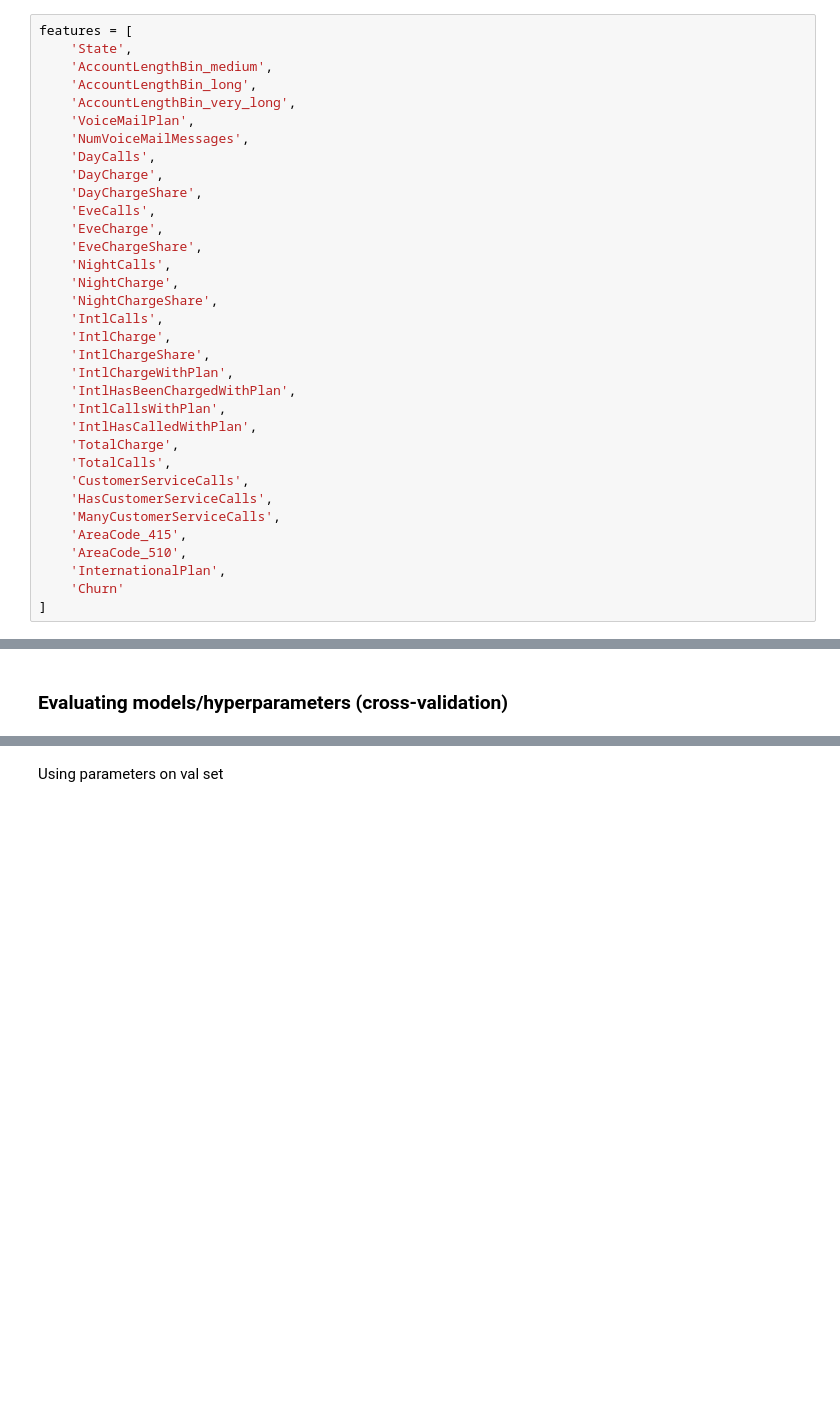
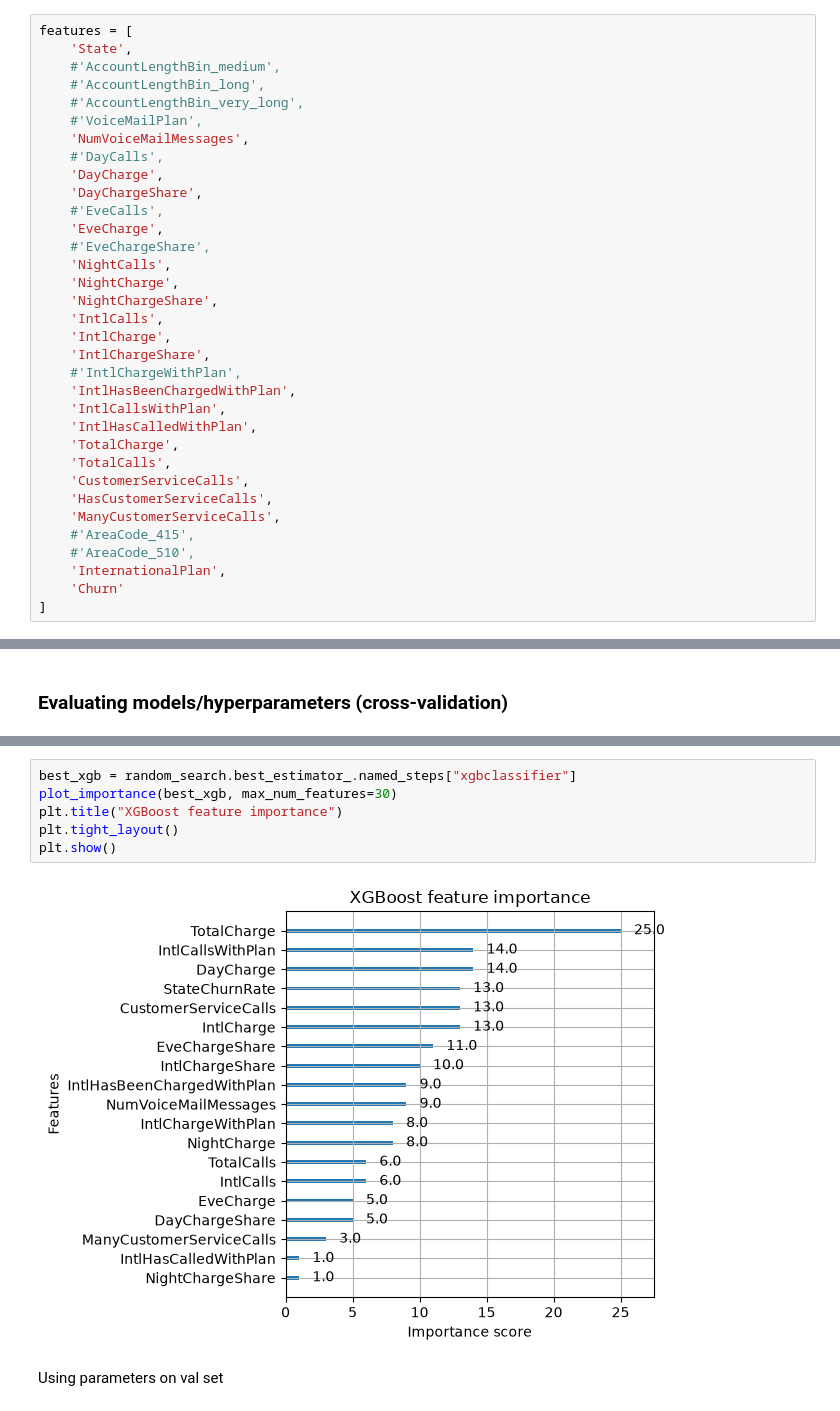
Before and after one commit to vinimsc/dat200-ca4, a Jupyter notebook: ca4_stig.ipynb, the cells around one changed output, grey strips where cells are left out. Drawn from its saved outputs; the diff is of its cells as text; blank space fills up the shorter version.

```diff
--- a/ca4_stig.ipynb
+++ b/ca4_stig.ipynb
@@ -524,24 +524,24 @@ def engineer_features(df):
 # %%
 features = [
     'State',
-    'AccountLengthBin_medium',
-    'AccountLengthBin_long',
-    'AccountLengthBin_very_long',
-    'VoiceMailPlan',
+    #'AccountLengthBin_medium',
+    #'AccountLengthBin_long',
+    #'AccountLengthBin_very_long',
+    #'VoiceMailPlan',
     'NumVoiceMailMessages',
-    'DayCalls',
+    #'DayCalls',
     'DayCharge',
     'DayChargeShare',
-    'EveCalls',
+    #'EveCalls',
     'EveCharge',
-    'EveChargeShare',
+    #'EveChargeShare',
     'NightCalls',
     'NightCharge',
     'NightChargeShare',
     'IntlCalls',
     'IntlCharge',
     'IntlChargeShare',
-    'IntlChargeWithPlan',
+    #'IntlChargeWithPlan',
     'IntlHasBeenChargedWithPlan',
     'IntlCallsWithPlan',
     'IntlHasCalledWithPlan',
@@ -550,8 +550,8 @@ features = [
     'CustomerServiceCalls',
     'HasCustomerServiceCalls',
     'ManyCustomerServiceCalls',
-    'AreaCode_415',
-    'AreaCode_510',
+    #'AreaCode_415',
+    #'AreaCode_510',
     'InternationalPlan',
     'Churn'
 ]
@@ -787,3 +793,11 @@ kfold = StratifiedKFold(n_splits=5).split(X_train, y_train)
+# %%
+best_xgb = random_search.best_estimator_.named_steps["xgbclassifier"]
+plot_importance(best_xgb, max_num_features=30)
+plt.title("XGBoost feature importance")
+plt.tight_layout()
+plt.show()
+# %% [output]
+[figure, added]
 # %% [markdown]
 Using parameters on val set
 # %%
```
Also changed, not shown: parts of 10 cells of this notebook, 1 other file.
